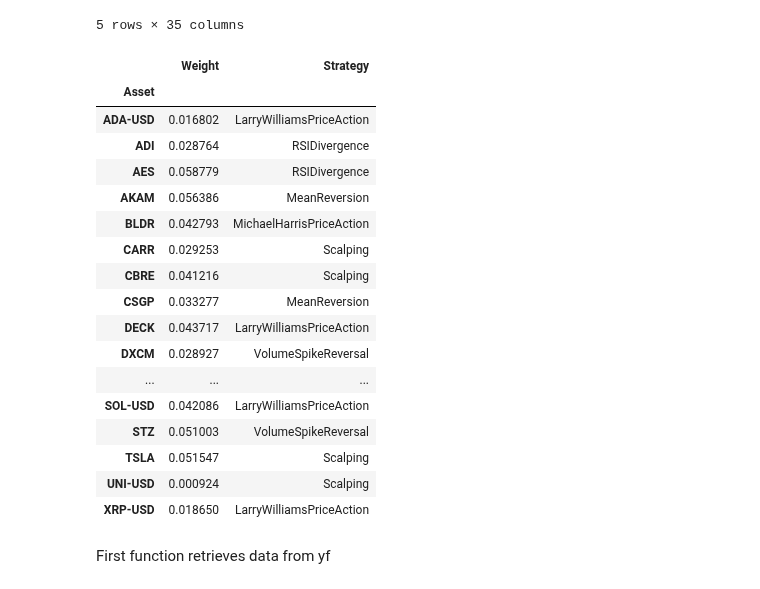
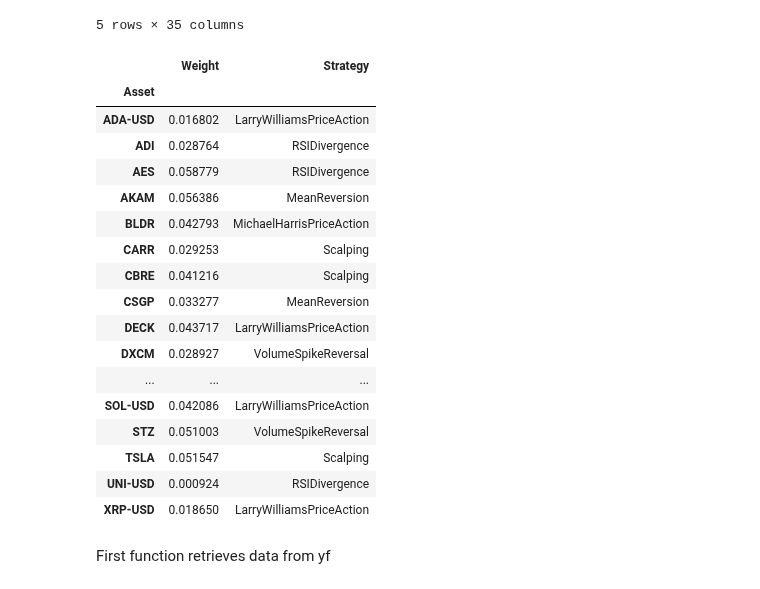
Before and after one commit to shaeanneeu/cryptoto, a Jupyter notebook: notebooks/autotrade.ipynb, the cells around one changed output. Cells and saved outputs as stored; diff of their text form; code cells hidden in the pictures.

Commit message:
change strategy filter

```diff
--- a/notebooks/autotrade.ipynb
+++ b/notebooks/autotrade.ipynb
@@ -65,29 +65,29 @@ strategy_map.head()
 | 4 | 2025-01-02 00:00:00 | 2025-02-28 00:00:00 | 57 days 00:00:00 | 7.692308 | 55705.398517 | 58861.914976 | -5.228679 | ... |
 5 rows × 35 columns
 # %%
-idx= strategy_map.groupby("Asset")["Sortino Ratio"].idxmax()
+idx= strategy_map.groupby("Asset")["Sharpe Ratio"].idxmax()
 best = strategy_map.loc[idx]
 strategy_map_new = best[["Asset", "Weight", "Strategy"]]
 strategy_map_new = strategy_map_new.set_index("Asset")
 strategy_map_new
 # %% [output]
 |  | Weight | Strategy |
 | Asset |  |  |
 | ADA-USD | 0.016802 | LarryWilliamsPriceAction |
 | ADI | 0.028764 | RSIDivergence |
 | AES | 0.058779 | RSIDivergence |
 | AKAM | 0.056386 | MeanReversion |
 | BLDR | 0.042793 | MichaelHarrisPriceAction |
 | CARR | 0.029253 | Scalping |
 | CBRE | 0.041216 | Scalping |
 | CSGP | 0.033277 | MeanReversion |
 | DECK | 0.043717 | LarryWilliamsPriceAction |
 | DXCM | 0.028927 | VolumeSpikeReversal |
 | ... | ... | ... |
 | SOL-USD | 0.042086 | LarryWilliamsPriceAction |
 | STZ | 0.051003 | VolumeSpikeReversal |
 | TSLA | 0.051547 | Scalping |
-| UNI-USD | 0.000924 | Scalping |
+| UNI-USD | 0.000924 | RSIDivergence |
 | XRP-USD | 0.018650 | LarryWilliamsPriceAction |
 # %% [markdown]
 First function retrieves data from yf
```
Also changed, not shown: parts of 2 cells of this notebook, 4 other files.
